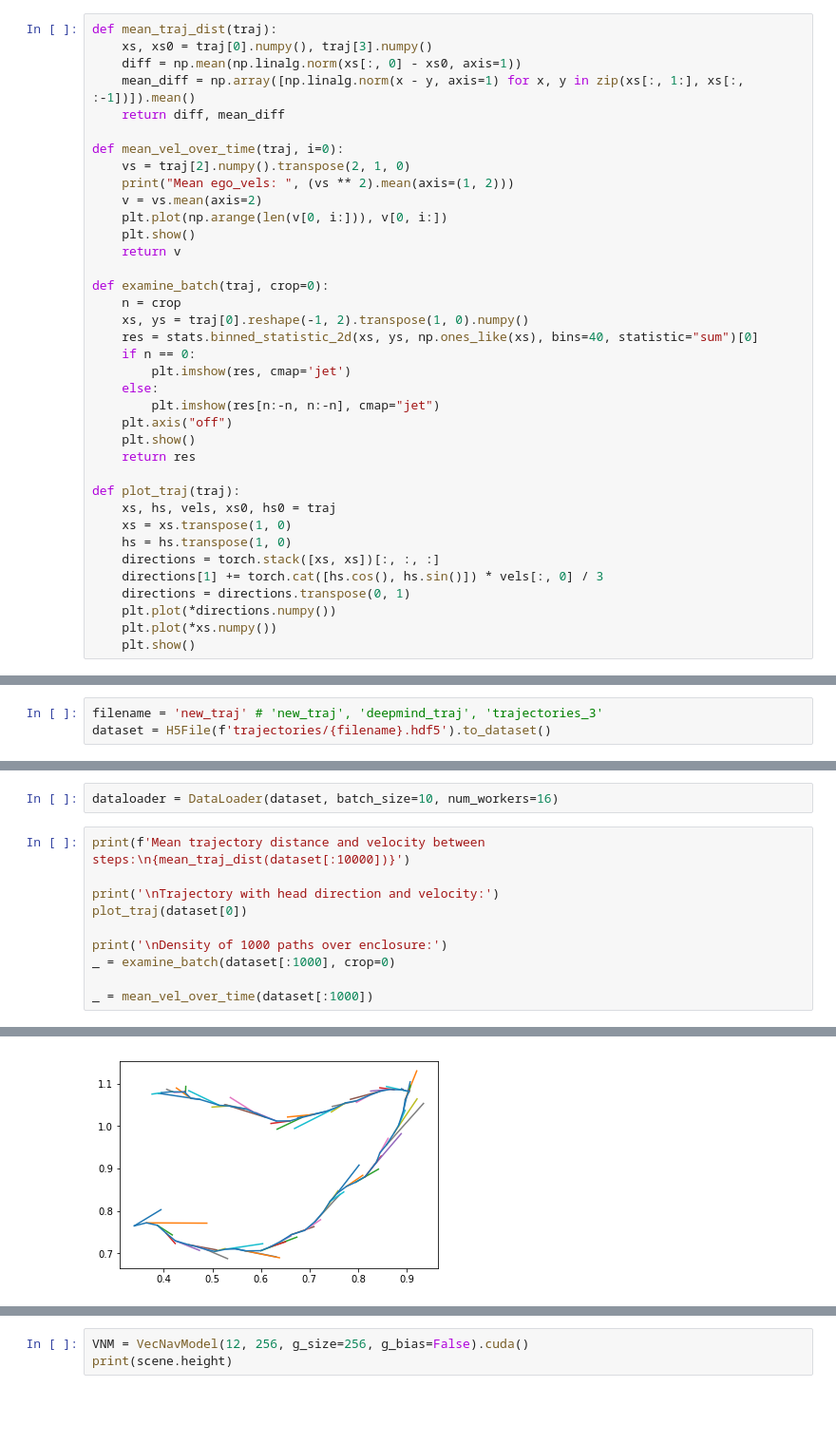
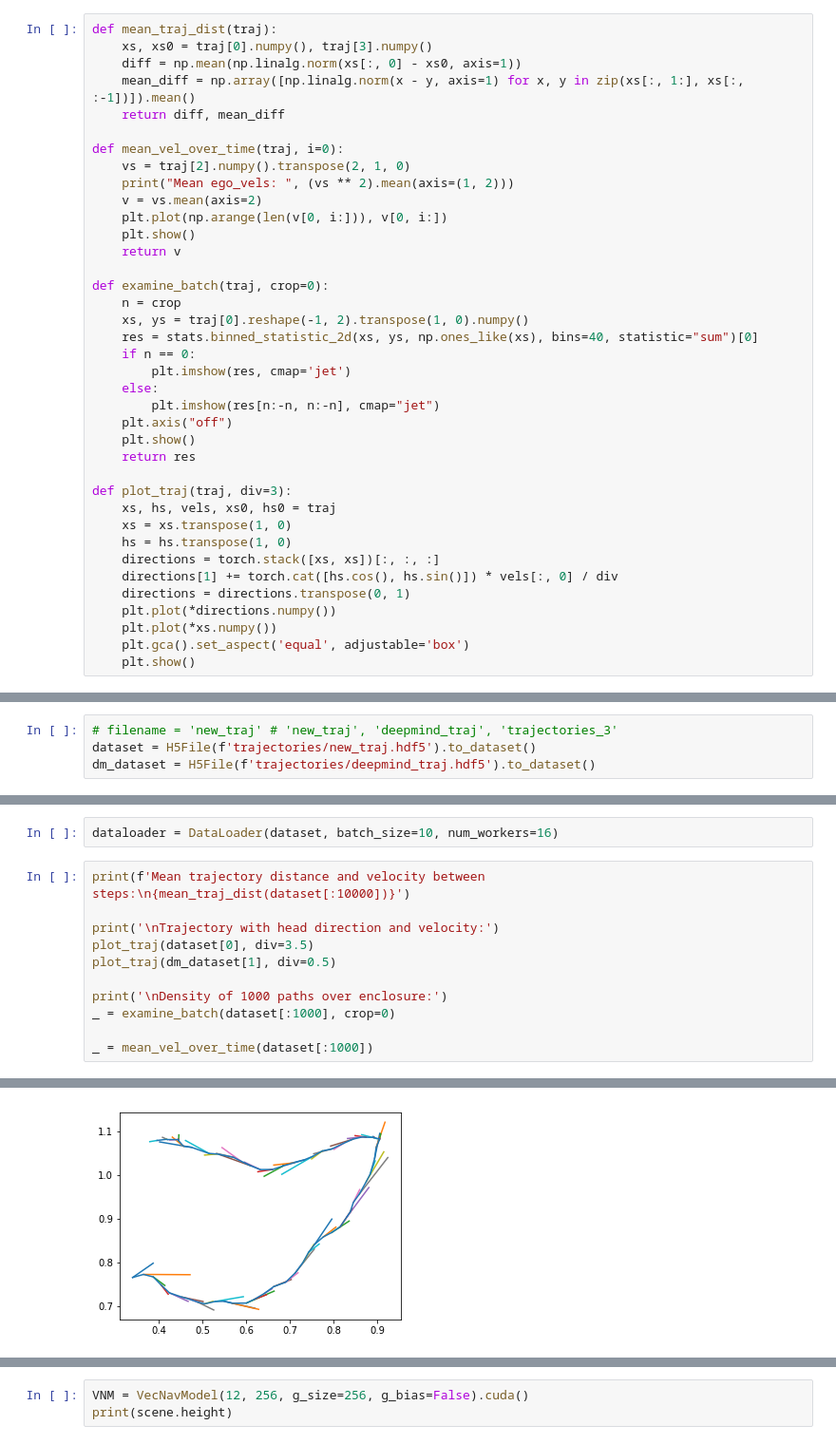
Before and after one commit to sullivan-sean/vector-nav, a Jupyter notebook: pytorch/vec_nav.ipynb, the cells around one changed output, grey strips where cells are left out. Shown at 95% size. Saved outputs shown, nothing was run; the diff lists cells and outputs as text; blank space fills up the shorter version.

```diff
--- a/pytorch/vec_nav.ipynb
+++ b/pytorch/vec_nav.ipynb
@@ -44,15 +44,16 @@ def examine_batch(traj, crop=0):
     plt.show()
     return res
 
-def plot_traj(traj):
+def plot_traj(traj, div=3):
     xs, hs, vels, xs0, hs0 = traj
     xs = xs.transpose(1, 0)
     hs = hs.transpose(1, 0)
     directions = torch.stack([xs, xs])[:, :, :]
-    directions[1] += torch.cat([hs.cos(), hs.sin()]) * vels[:, 0] / 3
+    directions[1] += torch.cat([hs.cos(), hs.sin()]) * vels[:, 0] / div
     directions = directions.transpose(0, 1)
     plt.plot(*directions.numpy())
     plt.plot(*xs.numpy())
+    plt.gca().set_aspect('equal', adjustable='box')
     plt.show()
 # %%
 TrajectorySimulator(CircularCage(2.2)).plot_trajectories(N=8)
@@ -69,5 +70,6 @@ if False:
     TS.load_params(traj_file.attrs)
     TS.save(new_traj_f, N=10000)
 # %%
-filename = 'new_traj' # 'new_traj', 'deepmind_traj', 'trajectories_3'
-dataset = H5File(f'trajectories/{filename}.hdf5').to_dataset()
+# filename = 'new_traj' # 'new_traj', 'deepmind_traj', 'trajectories_3'
+dataset = H5File(f'trajectories/new_traj.hdf5').to_dataset()
+dm_dataset = H5File(f'trajectories/deepmind_traj.hdf5').to_dataset()
@@ -76,16 +80,17 @@ dataloader = DataLoader(dataset, batch_size=10, num_workers=16)
 # %%
 print(f'Mean trajectory distance and velocity between steps:\n{mean_traj_dist(dataset[:10000])}')
 
 print('\nTrajectory with head direction and velocity:')
-plot_traj(dataset[0])
+plot_traj(dataset[0], div=3.5)
+plot_traj(dm_dataset[1], div=0.5)
 
 print('\nDensity of 1000 paths over enclosure:')
 _ = examine_batch(dataset[:1000], crop=0)
 
 _ = mean_vel_over_time(dataset[:1000])
 # %% [output]
 Mean trajectory distance and velocity between steps:
 (1.1499907, 0.019888056)
 
 Trajectory with head direction and velocity:
-[figure, old version]
+[figure, new version]
```
Also changed, not shown: parts of 3 cells of this notebook, 5 other files.
